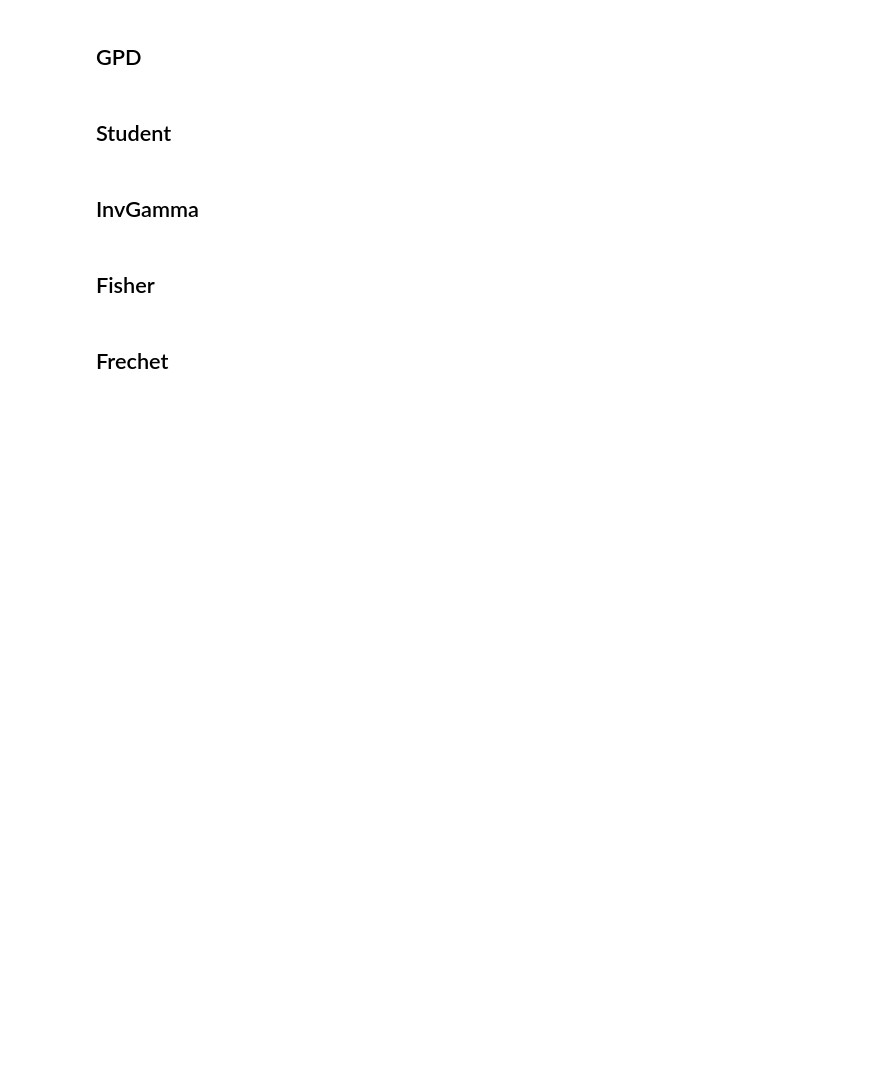
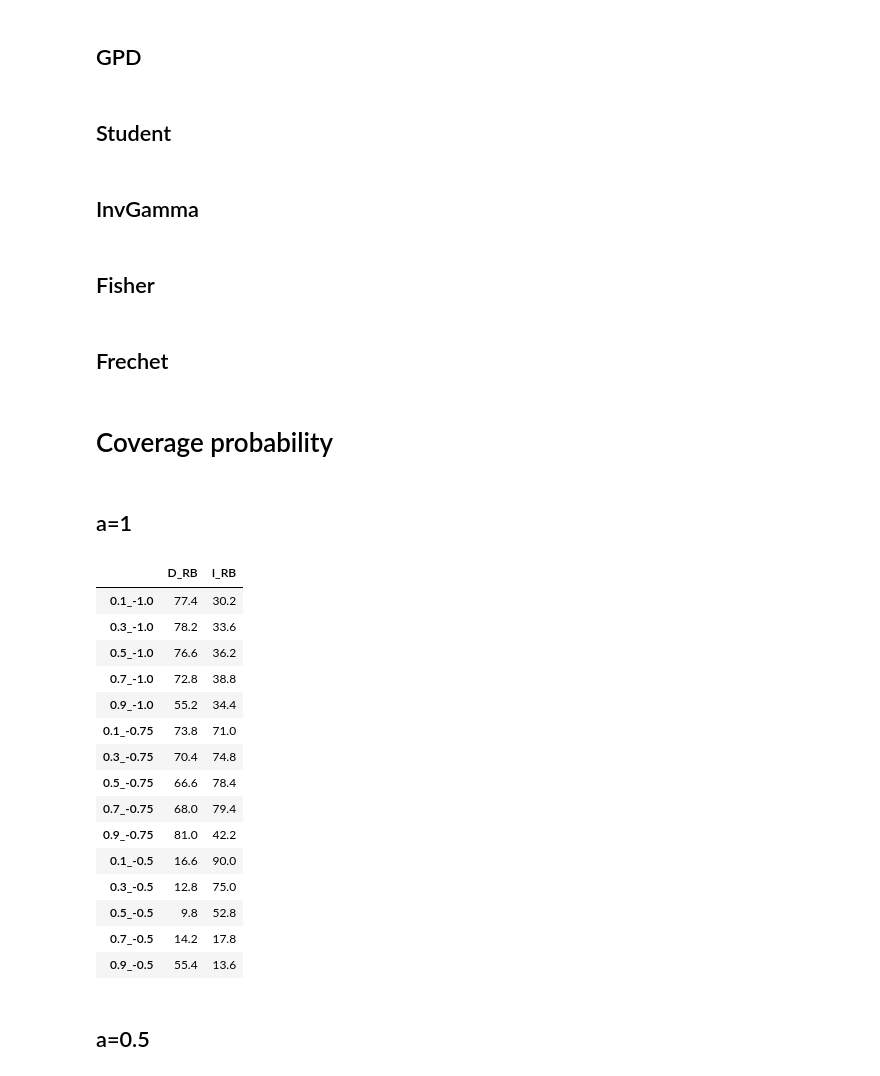
Before and after one commit to michael-allouche/bctm-extreme, a Jupyter notebook: BCTM-Simulated-Data.ipynb, the cells around one changed output. Cells and saved outputs as stored; diff of their text form; code cells hidden in the pictures; blank space fills up the shorter version.

```diff
--- a/BCTM-Simulated-Data.ipynb
+++ b/BCTM-Simulated-Data.ipynb
@@ -138,3 +137,40 @@ xviz.xbctm_evt_mse_plot(distribution="fisher", params={"evi":0.7},
 xviz.xbctm_evt_mse_plot(distribution="frechet", params={"evi":0.7},
                  n_data=500, zeta=0.02, a=1, risk_level=1/(2*500),
                         n_replications=500, criteria="mad", metric="median")
+# %% [markdown]
+# Coverage probability
+# %% [markdown]
+## a=1
+# %%
+LIST_EVI = [0.1, 0.3, 0.5, 0.7, 0.9]  # extreme value indices
+LIST_SOP = [-1., -0.75, -0.5]  # second order parameters
+df_coverage = pd.DataFrame(columns=['D_RB', 'I_RB'])
+dict_coverage = {}
+for sop in LIST_SOP:
+    for evi in LIST_EVI:
+        df_coverage.loc[f"{evi}_{sop}", :] = sim_coverage_probabilities(n_replications=500, n_data=500,
+                                                                    risk_level=1/1000,
+                                                                    distribution="burr",
+                                                                    params={"evi":evi, "rho": sop},
+                                                                    a=1, zeta=0.02).values[0]*100
+# %%
+df_coverage
+# %% [output]
+|  | D_RB | I_RB |
+| 0.1_-1.0 | 77.4 | 30.2 |
+| 0.3_-1.0 | 78.2 | 33.6 |
+| 0.5_-1.0 | 76.6 | 36.2 |
+| 0.7_-1.0 | 72.8 | 38.8 |
+| 0.9_-1.0 | 55.2 | 34.4 |
+| 0.1_-0.75 | 73.8 | 71.0 |
+| 0.3_-0.75 | 70.4 | 74.8 |
+| 0.5_-0.75 | 66.6 | 78.4 |
+| 0.7_-0.75 | 68.0 | 79.4 |
+| 0.9_-0.75 | 81.0 | 42.2 |
+| 0.1_-0.5 | 16.6 | 90.0 |
+| 0.3_-0.5 | 12.8 | 75.0 |
+| 0.5_-0.5 | 9.8 | 52.8 |
+| 0.7_-0.5 | 14.2 | 17.8 |
+| 0.9_-0.5 | 55.4 | 13.6 |
+# %% [markdown]
+## a=0.5
```
Also changed, not shown: parts of 3 cells of this notebook, 2 other files.
